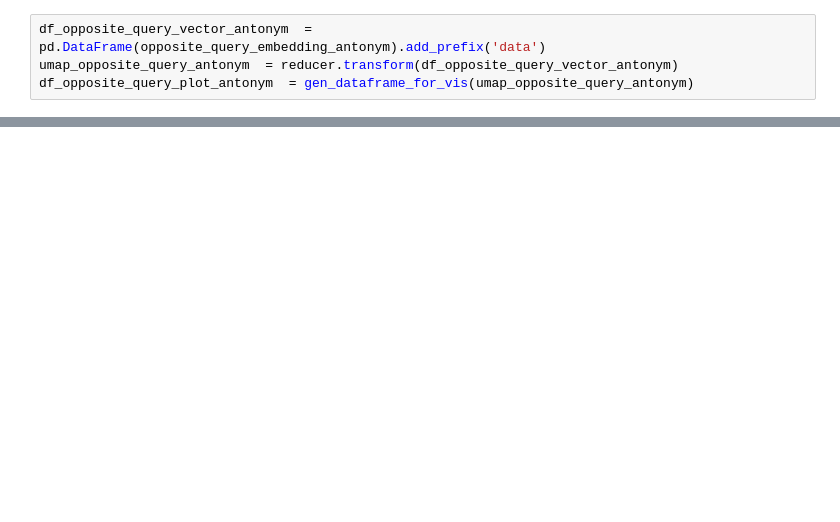
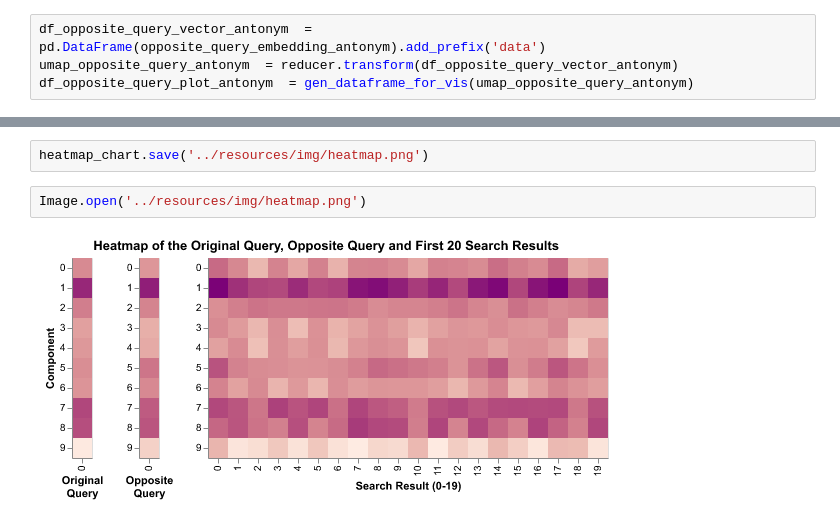
Before and after one commit to gen-exody/nes, a Jupyter notebook: notebooks/opposite_query_analysis.ipynb, the cells around one changed output, grey strips where cells are left out. Saved outputs shown, nothing was run; the diff lists cells and outputs as text; blank space fills up the shorter version.

```diff
--- a/notebooks/opposite_query_analysis.ipynb
+++ b/notebooks/opposite_query_analysis.ipynb
@@ -368,2 +203,8 @@ query_chart | rewrite_chart | antonym_chart | search_result_chart
 # %% [output]
 [interactive output not drawn]
+# %%
+heatmap_chart.save('../resources/img/heatmap.png')
+# %%
+Image.open('../resources/img/heatmap.png')
+# %% [output]
+[figure, added]
```
Also changed, not shown: parts of 19 cells of this notebook, 6 other files.
